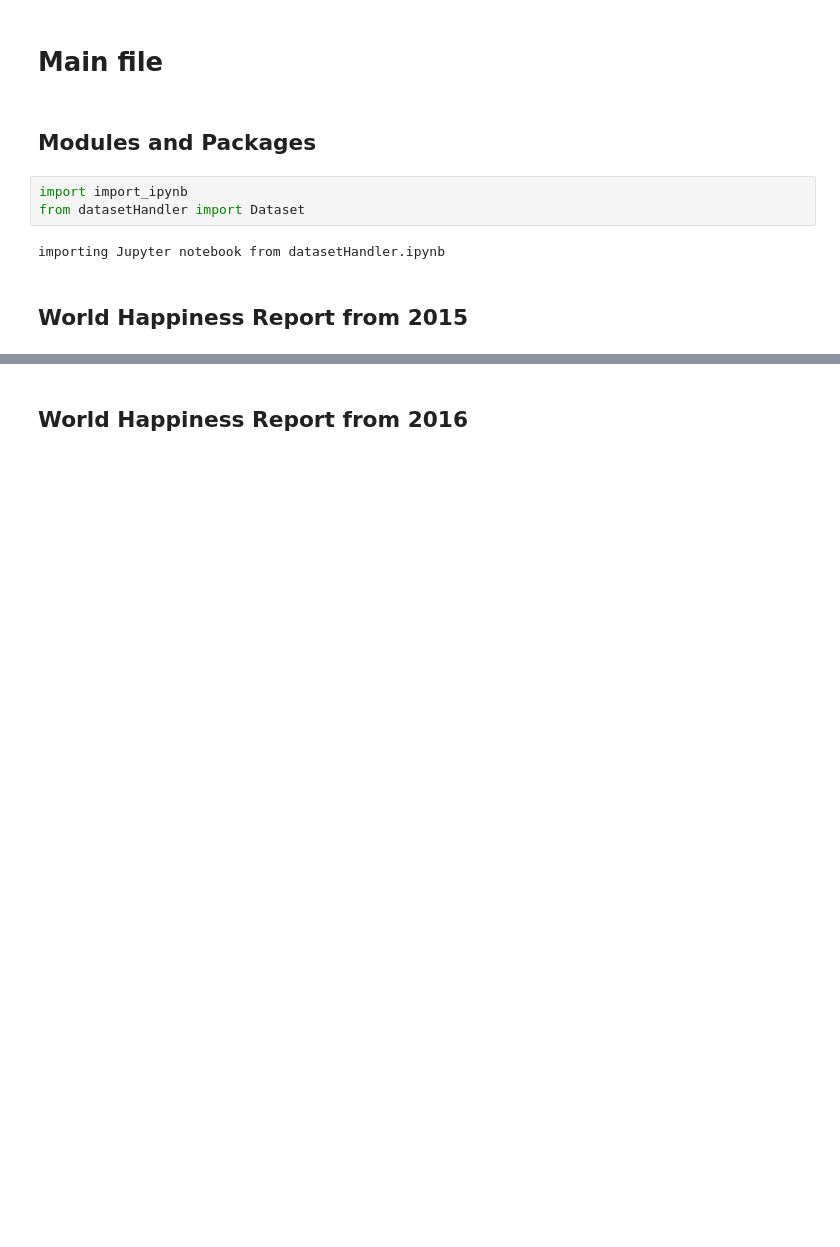
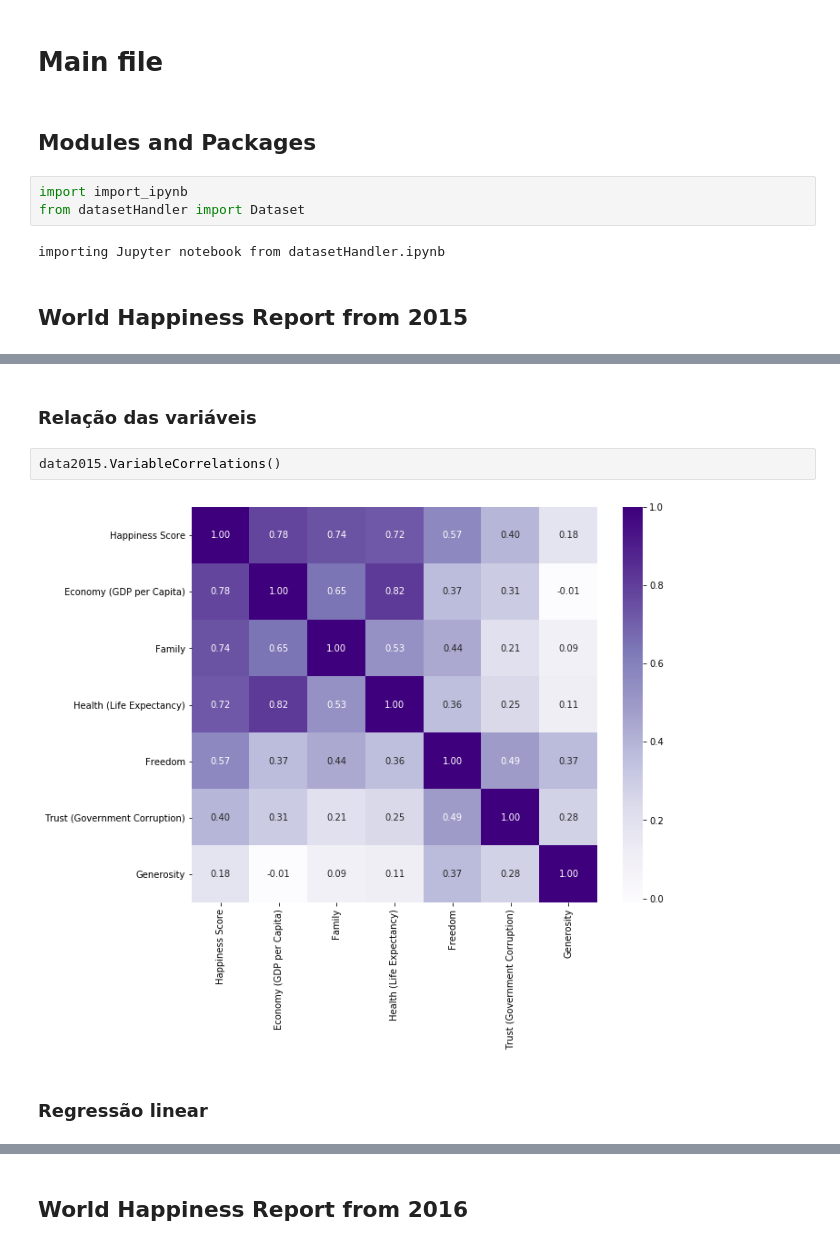
Before and after one commit to WebisD/DatasetAnalysisProject, a Jupyter notebook: main.ipynb, the cells around one changed output, grey strips where cells are left out. Cells and saved outputs as stored; diff of their text form; blank space fills up the shorter version.

Commit message:
Variables correlation added

```diff
--- a/main.ipynb
+++ b/main.ipynb
@@ -32,0 +38,8 @@ Coeficiente de determinação R2: 0.8004656793512612
+# %% [markdown]
+### Relação das variáveis
+# %%
+data2015.VariableCorrelations()
+# %% [output]
+[figure, added]
+# %% [markdown]
+### Regressão linear
```
Also changed, not shown: parts of 22 cells of this notebook, 1 other file.
